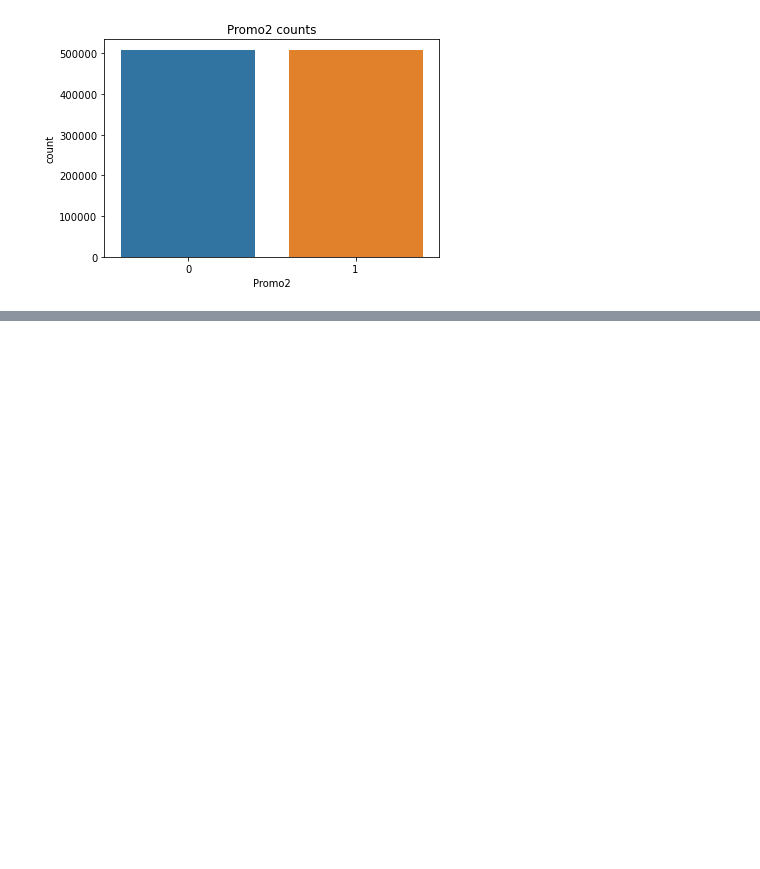
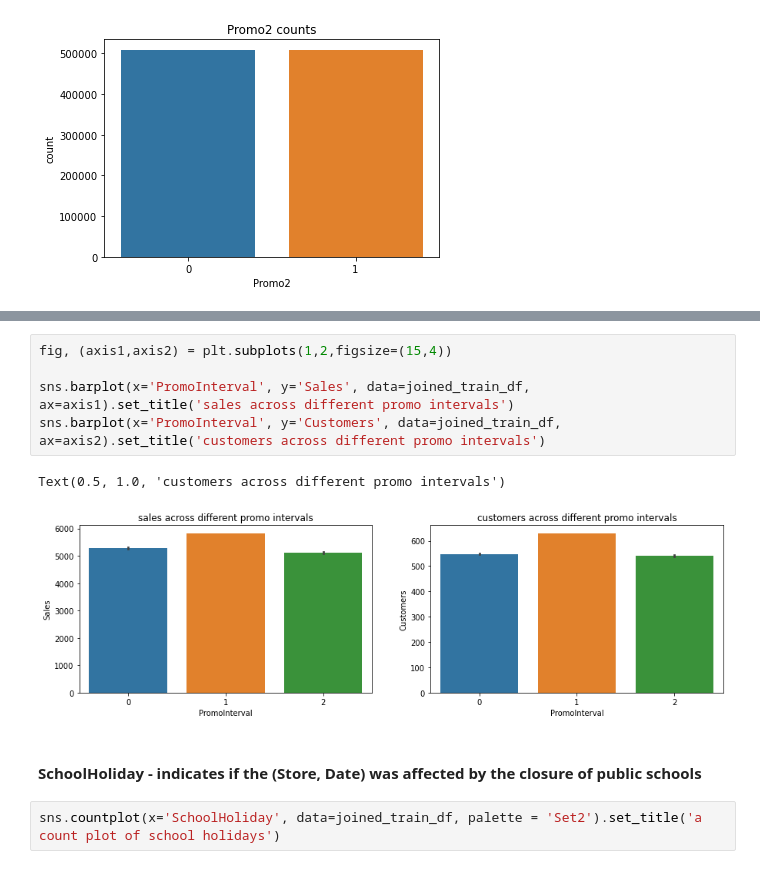
Before and after one commit to YohansSamuel/pharmaceutical_sales_prediction, a Jupyter notebook: notebooks/EDA.ipynb, the cells around one changed output, grey strips where cells are left out. Drawn from its saved outputs; the diff is of its cells as text; blank space fills up the shorter version.

```diff
--- a/notebooks/EDA.ipynb
+++ b/notebooks/EDA.ipynb
@@ -624,0 +636,12 @@ sns.barplot(x='Promo2', y='Customers', data=joined_train_df, ax=axis2).set_title
+# %%
+fig, (axis1,axis2) = plt.subplots(1,2,figsize=(15,4))
+
+sns.barplot(x='PromoInterval', y='Sales', data=joined_train_df, ax=axis1).set_title('sales across different promo intervals')
+sns.barplot(x='PromoInterval', y='Customers', data=joined_train_df, ax=axis2).set_title('customers across different promo intervals')
+# %% [output]
+Text(0.5, 1.0, 'customers across different promo intervals')
+[figure, added]
+# %% [markdown]
+#### SchoolHoliday - indicates if the (Store, Date) was affected by the closure of public schools
+# %%
+sns.countplot(x='SchoolHoliday', data=joined_train_df, palette = 'Set2').set_title('a count plot of school holidays')
```
Also changed, not shown: parts of 4 cells of this notebook.
